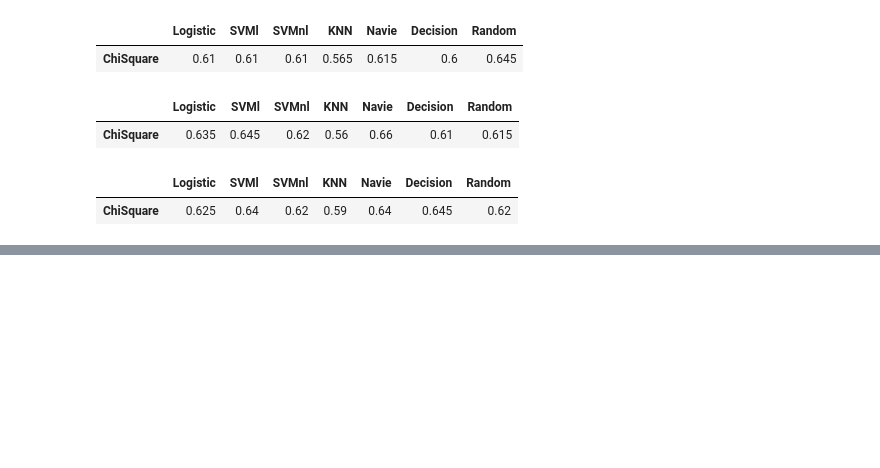
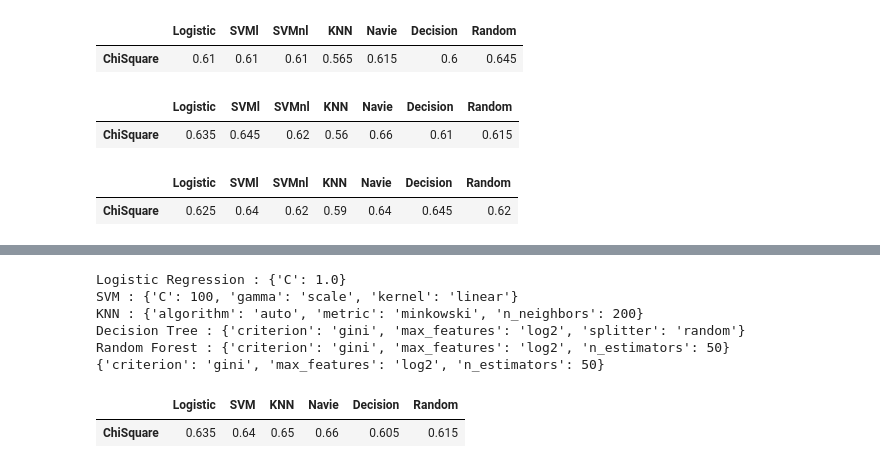
Before and after one commit to ThanigaivelGanapathi/ML-Capstone-Project, a Jupyter notebook: Feature Selection.ipynb, the cells around one changed output, grey strips where cells are left out. Cells and saved outputs as stored; diff of their text form; code cells hidden in the pictures; blank space fills up the shorter version.

```diff
--- a/Feature Selection.ipynb
+++ b/Feature Selection.ipynb
@@ -277,0 +444,13 @@ dataframe
+# %%
+#k = 7
+dataframe = selectKBestGrid(7)
+dataframe
+# %% [output]
+Logistic Regression : {'C': 1.0}
+SVM : {'C': 100, 'gamma': 'scale', 'kernel': 'linear'}
+KNN : {'algorithm': 'auto', 'metric': 'minkowski', 'n_neighbors': 200}
+Decision Tree : {'criterion': 'gini', 'max_features': 'log2', 'splitter': 'random'}
+Random Forest : {'criterion': 'gini', 'max_features': 'log2', 'n_estimators': 50}
+{'criterion': 'gini', 'max_features': 'log2', 'n_estimators': 50}
+|  | Logistic | SVM | KNN | Navie | Decision | Random |
+| ChiSquare | 0.635 | 0.64 | 0.65 | 0.66 | 0.605 | 0.615 |
```
Also changed, not shown: parts of 8 cells of this notebook.
